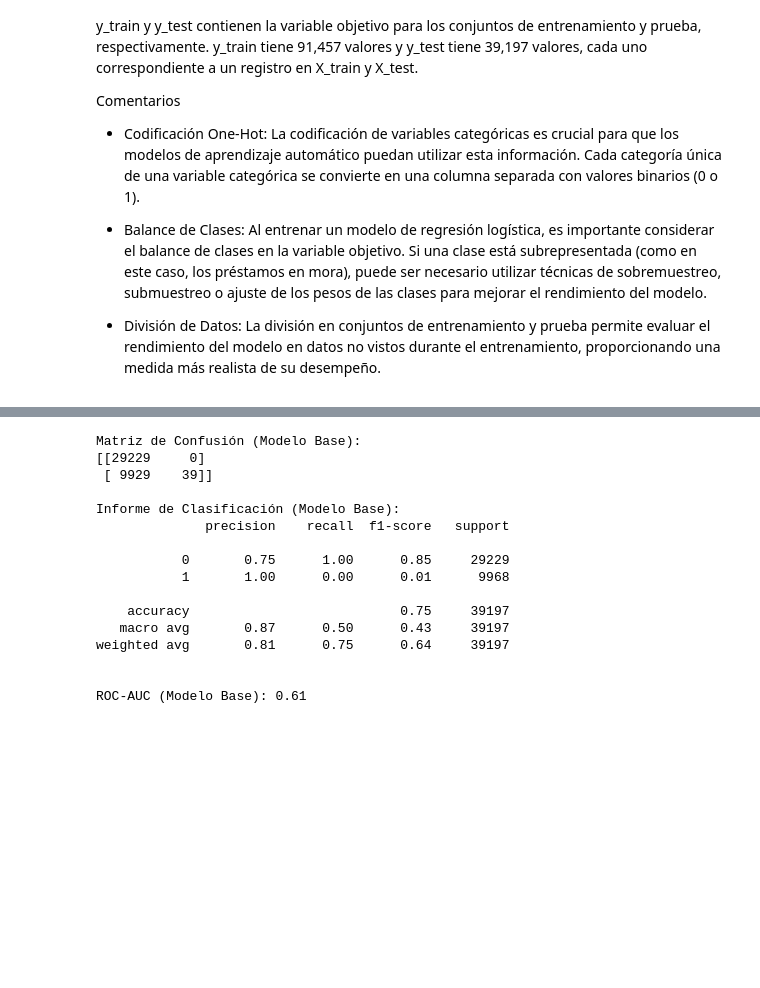
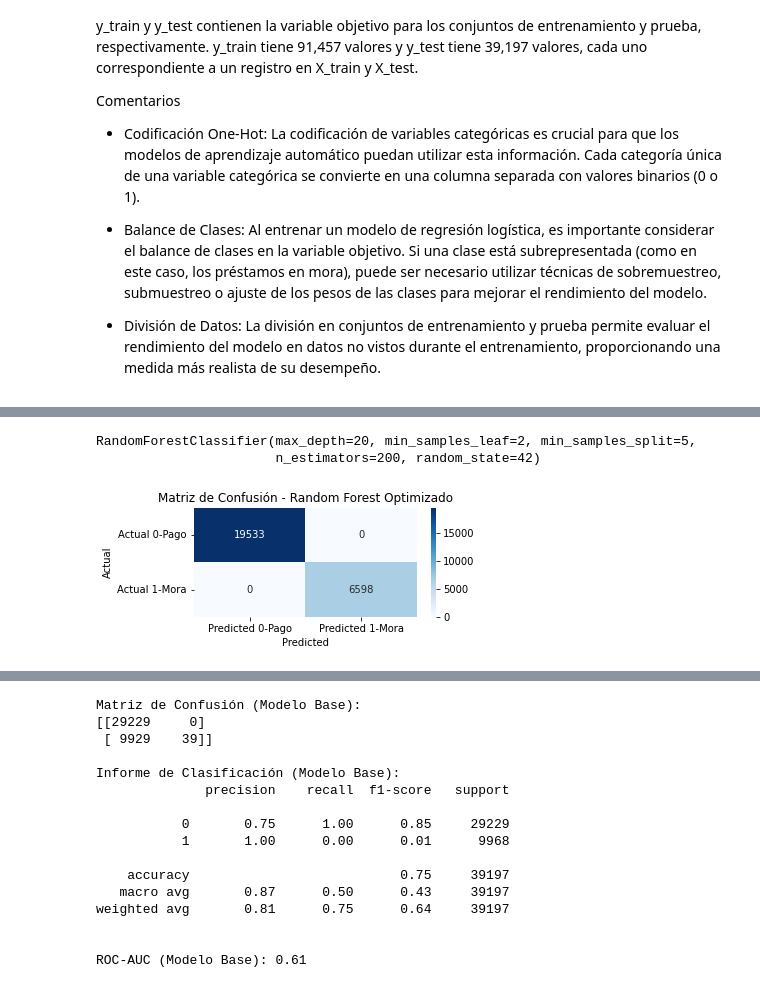
Before and after one commit to sanfer1ec/ProyectoUdla, a Jupyter notebook: LoanDefaultv1.ipynb, the cells around one changed output, grey strips where cells are left out. Cells and saved outputs as stored; diff of their text form; code cells hidden in the pictures; blank space fills up the shorter version.

```diff
--- a/LoanDefaultv1.ipynb
+++ b/LoanDefaultv1.ipynb
@@ -901,0 +1222,57 @@ Comentarios
+# %%
+from sklearn.ensemble import RandomForestClassifier
+
+optimized_rf = RandomForestClassifier(
+    n_estimators=200,
+    max_depth=20,
+    min_samples_split=5,
+    min_samples_leaf=2,
+    max_features='sqrt',
+    random_state=42
+)
+
+# Train the optimized model
+X_resampled, y_resampled = smote.fit_resample(X_preprocessed, y)
+optimized_rf.fit(X_resampled, y_resampled)
+# %% [output]
+RandomForestClassifier(max_depth=20, min_samples_leaf=2, min_samples_split=5,
+                       n_estimators=200, random_state=42)
+# %%
+from sklearn.metrics import confusion_matrix
+import seaborn as sns
+import matplotlib.pyplot as plt
+
+# Entrenar el modelo Random Forest optimizado con los mejores hiperparámetros
+optimized_rf = RandomForestClassifier(
+    n_estimators=200,
+    max_depth=20,
+    min_samples_split=5,
+    min_samples_leaf=2,
+    max_features='sqrt',
+    random_state=42
+)
+
+# Aplicar SMote al conjunto de datos completo
+X_resampled, y_resampled = smote.fit_resample(X_preprocessed, y)
+
+# Entrenar el modelo optimizado
+optimized_rf.fit(X_resampled, y_resampled)
+
+# Dividir el conjunto de datos original en entrenamiento y prueba para evaluar la matriz de confusión
+X_train, X_test, y_train, y_test = train_test_split(X_preprocessed, y, test_size=0.2, random_state=42)
+
+# Realizar predicciones en el conjunto de prueba
+y_pred_optimized_rf = optimized_rf.predict(X_test)
+
+# Generar la matriz de confusión
+conf_matrix_optimized_rf = confusion_matrix(y_test, y_pred_optimized_rf)
+
+# Visualizar la matriz de confusión
+plt.figure(figsize=(5, 2))
+sns.heatmap(conf_matrix_optimized_rf, annot=True, fmt='d', cmap='Blues', xticklabels=['Predicted 0-Pago', 'Predicted 1-Mora'], yticklabels=['Actual 0-Pago', 'Actual 1-Mora'])
+plt.xlabel('Predicted')
+plt.ylabel('Actual')
+plt.title('Matriz de Confusión - Random Forest Optimizado')
+plt.show()
+# %% [output]
+[figure, added]
```
Also changed, not shown: parts of 23 cells of this notebook.
